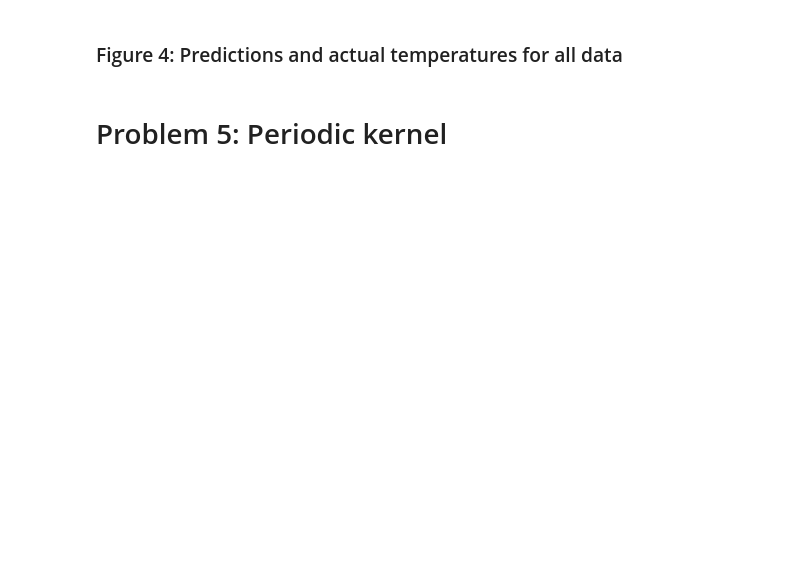
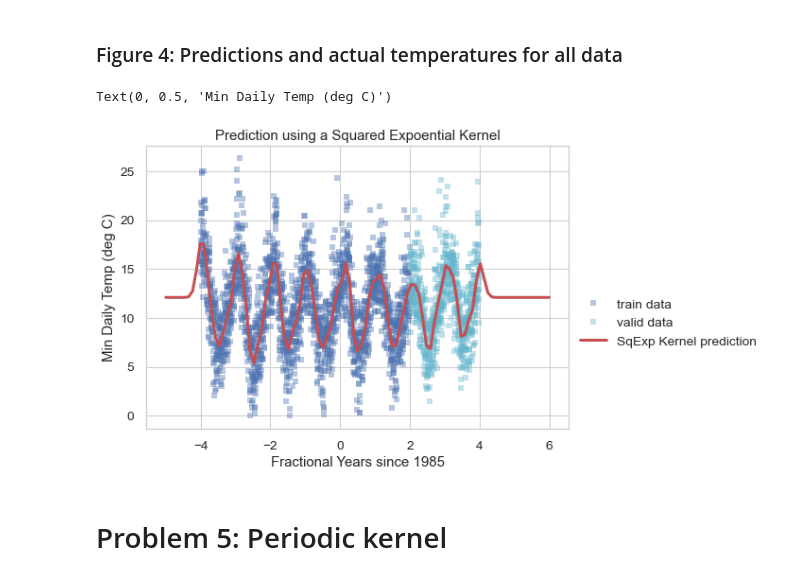
Before and after one commit to brawnerquan/comp135-20f-assignments, a Jupyter notebook: hw5/hw5.ipynb, the cells around one changed output. Saved outputs shown, nothing was run; the diff lists cells and outputs as text; code cells hidden in the pictures; blank space fills up the shorter version.

```diff
--- a/hw5/hw5.ipynb
+++ b/hw5/hw5.ipynb
@@ -274,7 +375,7 @@ sqexp_param_grid_by_name = dict(
     )
 # %%
 # Package up into a sklearn GridSearch object
-sqexp_klr_grid_searcher = sklearn.model_selection.GridSearchCV()
+sqexp_klr_grid_searcher = sklearn.model_selection.GridSearchCV(sqexp_klr, sqexp_param_grid_by_name, scoring='neg_mean_absolute_error', cv=my_ByYear_splitter, verbose=10, n_jobs = -1)
 # %% [markdown]
 ### Run grid search: find hyperparameters that yield best heldout predictions
 # %%
@@ -295,0 +405,4 @@ best_alpha = None; # TODO
+# %%
+print(sqexp_klr_grid_searcher.best_params_)
+best_length_scale = 0.1778279410038923; # TODO
+best_alpha = 3.1622776601683795; # TODO
@@ -308,3 +429,5 @@ best_sqexp_klr = sklearn.pipeline.Pipeline([
     ])
 # %%
 best_sqexp_klr # TODO call fit on ALL development data (train + valid)
+
+best_sqexp_klr.fit(x_all_ByYear_L1, y_all_ByYear_L)
@@ -313,19 +448,26 @@ best_sqexp_klr # TODO call fit on ALL development data (train + valid)
 # %%
 plt.plot(x_trByYear_N1, y_trByYear_N, 'bs', alpha=0.4, label='train data');
 plt.plot(x_vaByYear_T1, y_vaByYear_T, 'cs', alpha=0.4, label='valid data');
 
 L = 101
 xgrid_L1 = np.linspace(-5, 6, L).reshape((L,1))
 
 # TODO compute the predictions of the sqexp kernel regressor
-yhat_L = xgrid_L1 # TODO fixme
+yhat_L = best_sqexp_klr.predict(xgrid_L1) # TODO fixme
 
 # TODO Plot your predictions
 plt.plot(xgrid_L1, yhat_L, 'r-', linewidth=3, label='SqExp Kernel prediction');
 
 plt.legend(bbox_to_anchor=(1.0, 0.5));
+plt.title("Prediction using a Squared Expoential Kernel")
+plt.xlabel("Fractional Years since 1985")
+plt.ylabel("Min Daily Temp (deg C)")
+
 
 # TODO don't forget your axis labels and title for this figure
+# %% [output]
+Text(0, 0.5, 'Min Daily Temp (deg C)')
+[figure, added]
 # %% [markdown]
 # Problem 5: Periodic kernel
 # %%
```
Also changed, not shown: parts of 31 cells of this notebook, 3 other files.
